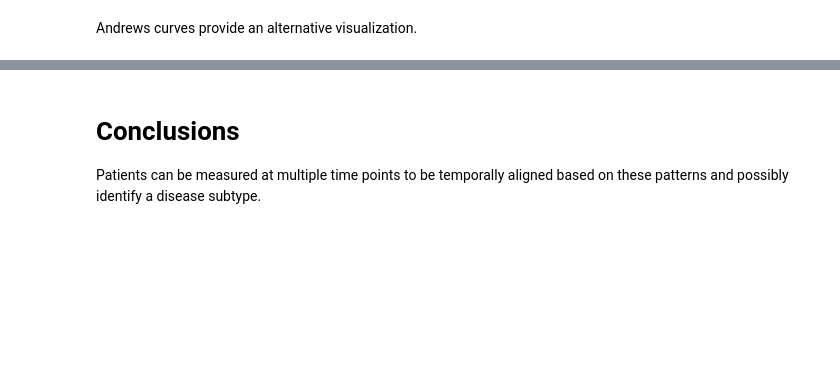
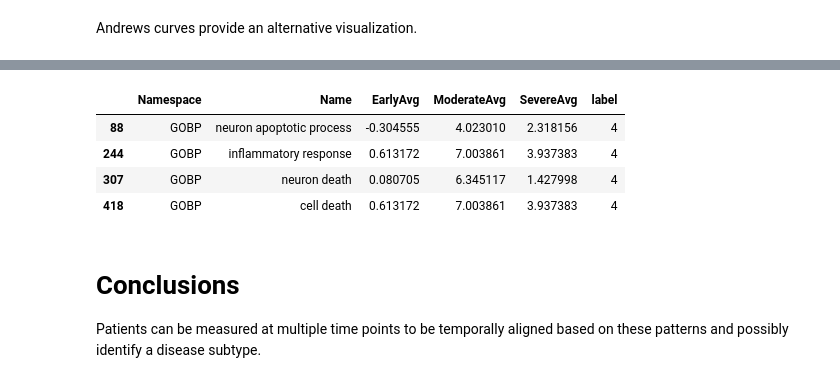
Before and after one commit to pybel/pybel-notebooks, a Jupyter notebook: algorithms/Time Series CMPA.ipynb, the cells around one changed output, grey strips where cells are left out. Drawn from its saved outputs; the diff is of its cells as text; code cells hidden in the pictures; blank space fills up the shorter version.

```diff
--- a/algorithms/Time Series CMPA.ipynb
+++ b/algorithms/Time Series CMPA.ipynb
@@ -105,3 +143,11 @@ plt.show()
+# %%
+df[df['label'] == 4]
+# %% [output]
+|  | Namespace | Name | EarlyAvg | ModerateAvg | SevereAvg | label |
+| 88 | GOBP | neuron apoptotic process | -0.304555 | 4.023010 | 2.318156 | 4 |
+| 244 | GOBP | inflammatory response | 0.613172 | 7.003861 | 3.937383 | 4 |
+| 307 | GOBP | neuron death | 0.080705 | 6.345117 | 1.427998 | 4 |
+| 418 | GOBP | cell death | 0.613172 | 7.003861 | 3.937383 | 4 |
 # %% [markdown]
 # Conclusions
 
```
Also changed, not shown: parts of 7 cells of this notebook.
